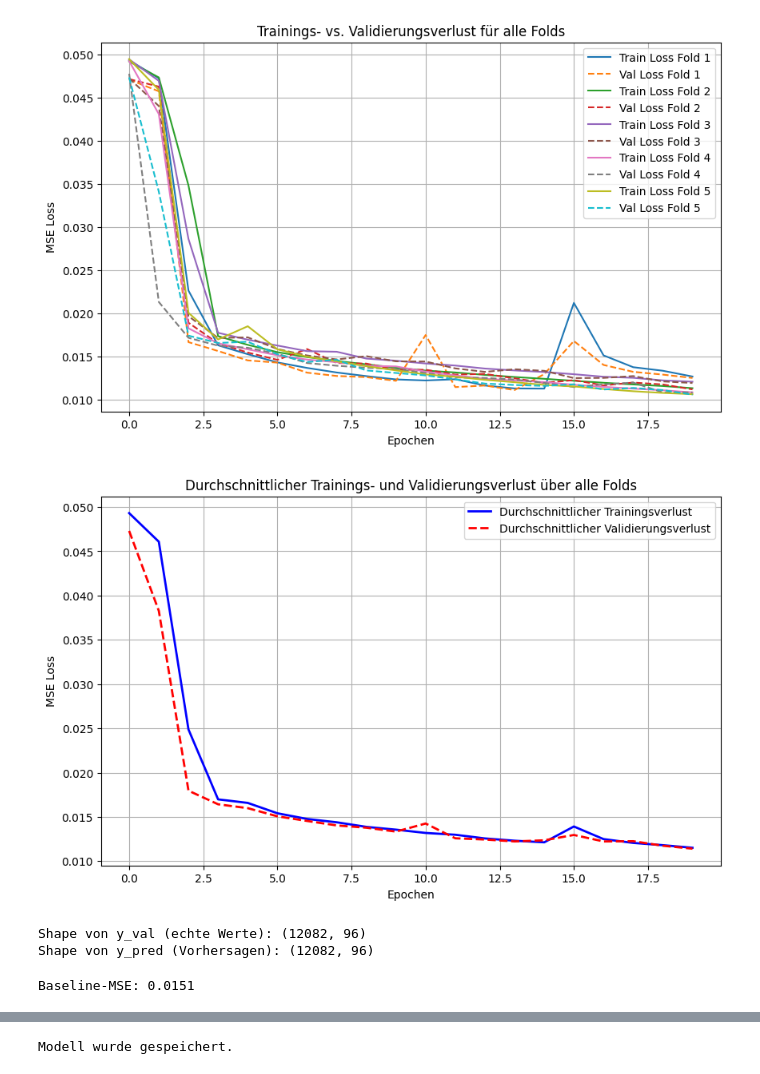
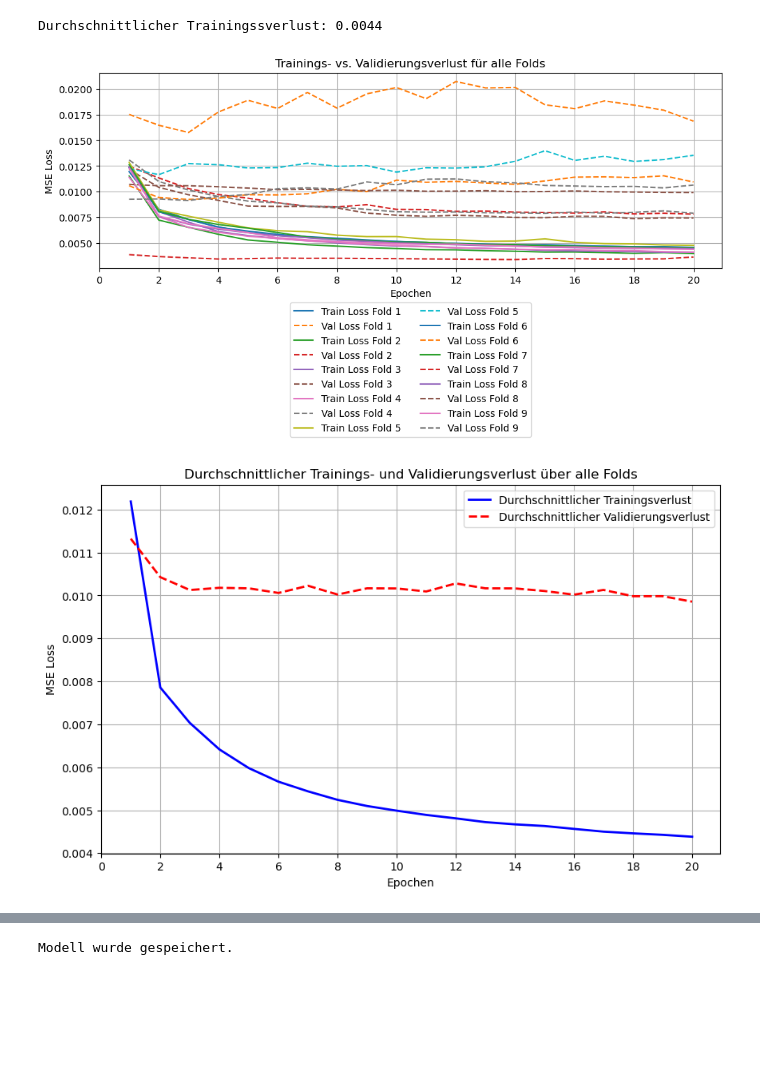
Before and after one commit to oppermannelias/Master-Arbeit, a Jupyter notebook: LSTM_new_first_run.ipynb, the cells around one changed output, grey strips where cells are left out. Cells and saved outputs as stored; diff of their text form; code cells hidden in the pictures; blank space fills up the shorter version.

```diff
--- a/LSTM_new_first_run.ipynb
+++ b/LSTM_new_first_run.ipynb
@@ -15,8 +16,8 @@ from sklearn.metrics import mean_squared_error
 # %%
-conn = sqlite3.connect(r'C:\Users\opper\Master-Arbeit\data\preprocessed\pv_forecast.db')
+conn = sqlite3.connect(r'E:\Oppermann\MAEOPP\Database\pv_forecast.db')
 
 query = f"""
-SELECT "Date time", Location, shortwave_radiation_tilted, Temperature, AOI, "Cloud Cover", "Relative Humidity", "kW/kWp"
+SELECT "Date time", Location, shortwave_radiation, Temperature, AOI, "Cloud Cover", "Relative Humidity", "Wind Speed", "kW/kWp"
 FROM pv_weather_data
 ORDER BY Location, "Date time" ASC
 """
@@ -168,43 +137,43 @@ Erster Zeitschritt im Sliding Window für hongkong:
 # %%
-X_temp, X_test, y_temp, y_test, loc_temp, loc_test = train_test_split(
-    X_final, y_final, location_ids,
+X_temp, X_test, y_temp, y_test, loc_temp, loc_test, timestamps_temp, timestamps_test  = train_test_split(
+    X_final, y_final, location_ids, timestamps_final
     test_size=0.15,
     stratify=location_ids,
     random_state=42)
 
 
-gkf = GroupKFold(n_splits=5)
+gkf = GroupKFold(n_splits=9)
 
 fold_results = []
-true_values = []
-predicted_values = []
+
 
 for fold, (train_idx, val_idx) in enumerate(gkf.split(X_temp, y_temp, groups=loc_temp)):
     X_train, X_val = X_temp[train_idx], X_temp[val_idx]
     y_train, y_val = y_temp[train_idx], y_temp[val_idx]
 
+    batch_size=32
+    train_dataset = tf.data.Dataset.from_tensor_slices((X_train, y_train)).batch(batch_size).prefetch(tf.data.AUTOTUNE)
+    val_dataset = tf.data.Dataset.from_tensor_slices((X_val, y_val)).batch(batch_size).prefetch(tf.data.AUTOTUNE)
+
     model = Sequential([
         Masking(mask_value=-1, input_shape=(X_train.shape[1], X_train.shape[2])),
-        LSTM(64, activation="tanh", return_sequences=True),
-        LSTM(32, activation="tanh"),
+        LSTM(32, activation="tanh", return_sequences=True),
+        LSTM(64, activation="tanh"),
         Dense(96, activation='sigmoid')
     ])
 
     model.compile(optimizer=Adam(learning_rate=0.001), loss="mse", metrics=['mae'])
 
     history = model.fit(
-        X_train, y_train,
+        train_dataset,
         epochs=20,
-        batch_size=32,
-        validation_data=(X_val, y_val),
+        batch_size=batch_size,
+        validation_data= val_dataset,
         verbose=1)
 
     fold_results.append(history.history)
 
-    y_pred = model.predict(X_val)
 
-    true_values.extend(y_val[:100])
-    predicted_values.extend(y_pred[:100])
 avg_loss = np.mean([min(history['val_loss']) for history in fold_results])
 print(f"Durchschnittlicher Validierungsverlust: {avg_loss:.4f}")
 # %% [output]
@@ -212,53 +198,45 @@ NameError: name 'X_final' is not defined
+# %%
+train_avg_loss = np.mean([min(history['loss']) for history in fold_results])
+print(f"Durchschnittlicher Trainingssverlust: {train_avg_loss:.4f}")
+# %% [output]
+Durchschnittlicher Trainingssverlust: 0.0044
 # %%
 num_epochs = len(fold_results[0]['loss'])
 avg_train_loss = np.zeros(num_epochs)
 avg_val_loss = np.zeros(num_epochs)
 
 for history in fold_results:
     avg_train_loss += np.array(history['loss'])
     avg_val_loss += np.array(history['val_loss'])
 
 avg_train_loss /= len(fold_results)
 avg_val_loss /= len(fold_results)
 
 plt.figure(figsize=(10, 6))
 for fold, history in enumerate(fold_results):
-    plt.plot(history['loss'], label=f"Train Loss Fold {fold+1}")
-    plt.plot(history['val_loss'], linestyle="--", label=f"Val Loss Fold {fold+1}")
+    plt.plot(range(1, 21), history['loss'], label=f"Train Loss Fold {fold+1}")
+    plt.plot(range(1, 21), history['val_loss'], linestyle="--", label=f"Val Loss Fold {fold+1}")
 
 plt.xlabel("Epochen")
+plt.xticks(np.arange(0, 22, 2))
 plt.ylabel("MSE Loss")
 plt.title("Trainings- vs. Validierungsverlust für alle Folds")
-plt.legend()
+plt.legend(loc="upper center", bbox_to_anchor=(0.5, -0.15), ncol=2)
 plt.grid()
+plt.tight_layout()
 plt.show()
 
 plt.figure(figsize=(10, 6))
-plt.plot(avg_train_loss, color="blue", linewidth=2, label="Durchschnittlicher Trainingsverlust")
-plt.plot(avg_val_loss, color="red", linewidth=2, linestyle="--", label="Durchschnittlicher Validierungsverlust")
+plt.plot(range(1, 21), avg_train_loss, color="blue", linewidth=2, label="Durchschnittlicher Trainingsverlust")
+plt.plot(range(1, 21), avg_val_loss, color="red", linewidth=2, linestyle="--", label="Durchschnittlicher Validierungsverlust")
 
 plt.xlabel("Epochen")
+plt.xticks(np.arange(0, 22, 2))
 plt.ylabel("MSE Loss")
 plt.title("Durchschnittlicher Trainings- und Validierungsverlust über alle Folds")
 plt.legend()
 plt.grid()
 plt.show()
 # %% [output]
-[figure, old version]
+[figure, new version]
-[figure, old version]
+[figure, new version]
-# %%
-print(f"Shape von y_val (echte Werte): {y_val.shape}")
-print(f"Shape von y_pred (Vorhersagen): {y_pred.shape}")
-# %% [output]
-Shape von y_val (echte Werte): (12082, 96)
-Shape von y_pred (Vorhersagen): (12082, 96)
-# %%
-baseline_pred = np.mean(true_values, axis=0)  # Durchschnitt pro Zeitschritt (96 Werte)
-baseline_pred = np.tile(baseline_pred, (len(true_values), 1))  # Form anpassen auf (Samples, 96)
-
-# Berechnung des MSE zwischen echter Zielvariable und der Baseline
-baseline_mse = mean_squared_error(true_values, baseline_pred)
-
-print(f"Baseline-MSE: {baseline_mse:.4f}")
-# %% [output]
-Baseline-MSE: 0.0151
```
Also changed, not shown: parts of 18 cells of this notebook.
